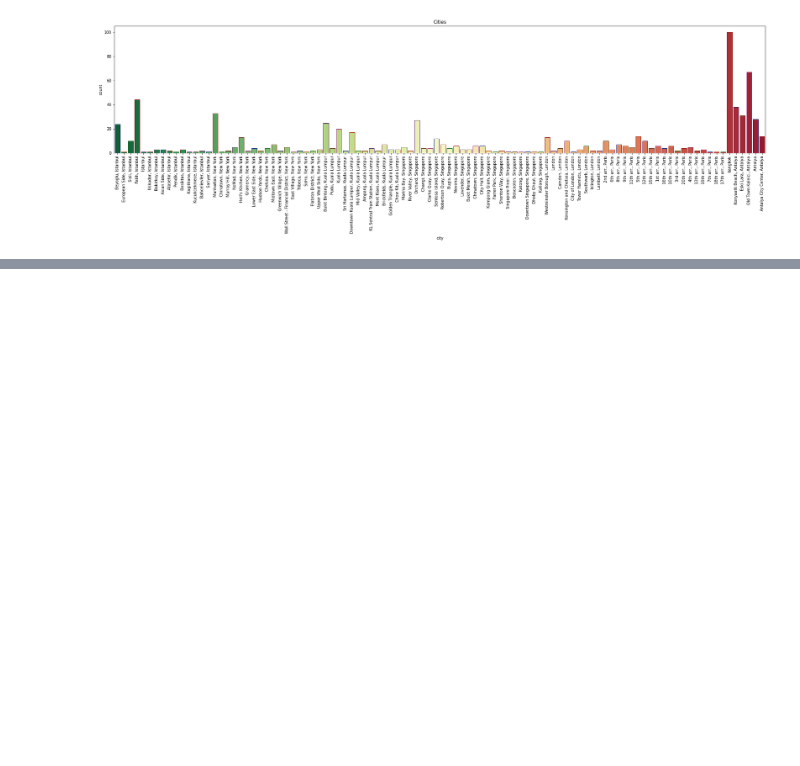
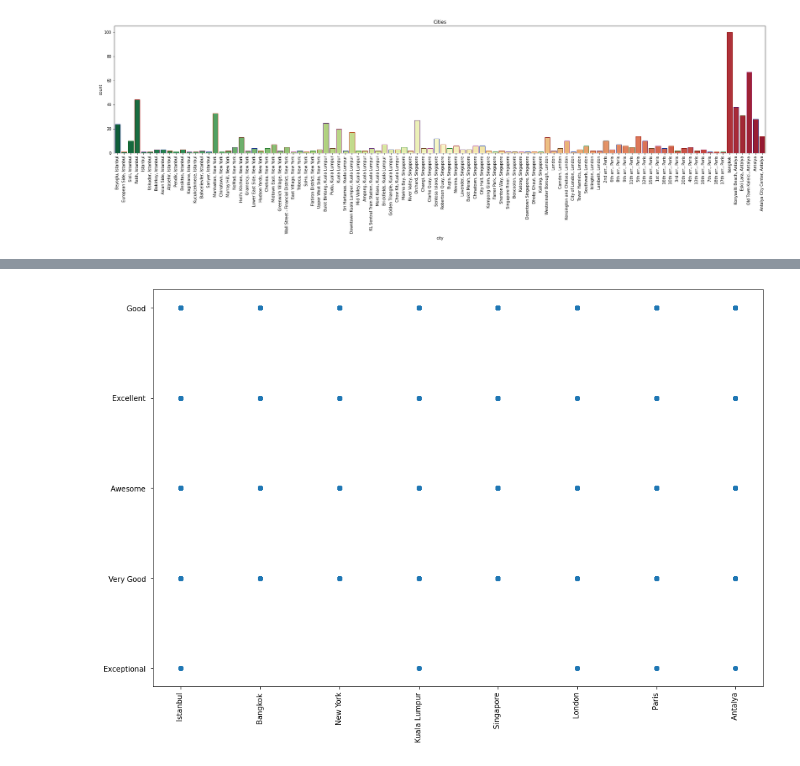
Before and after one commit to kartikay89/Data-Analysis, a Jupyter notebook: HotelBookings.ipynb, the cells around one changed output, grey strips where cells are left out. Cells and saved outputs as stored; diff of their text form; code cells hidden in the pictures; blank space fills up the shorter version.

```diff
--- a/HotelBookings.ipynb
+++ b/HotelBookings.ipynb
@@ -111,0 +177,11 @@ plt.show()
+# %%
+# Let us take a look at the cities to review scatter plot.
+ratingSeries = list(filtered_rating_DFV4['rate'])
+cityNames = list(filtered_rating_DFV4['City_Names'])
+# %%
+plt.rcParams['figure.figsize'] = (15,10)
+plt.scatter(cityNames, ratingSeries)
+plt.xticks(rotation=90)
+plt.show()
+# %% [output]
+[figure, added]
```
Also changed, not shown: parts of 16 cells of this notebook.
